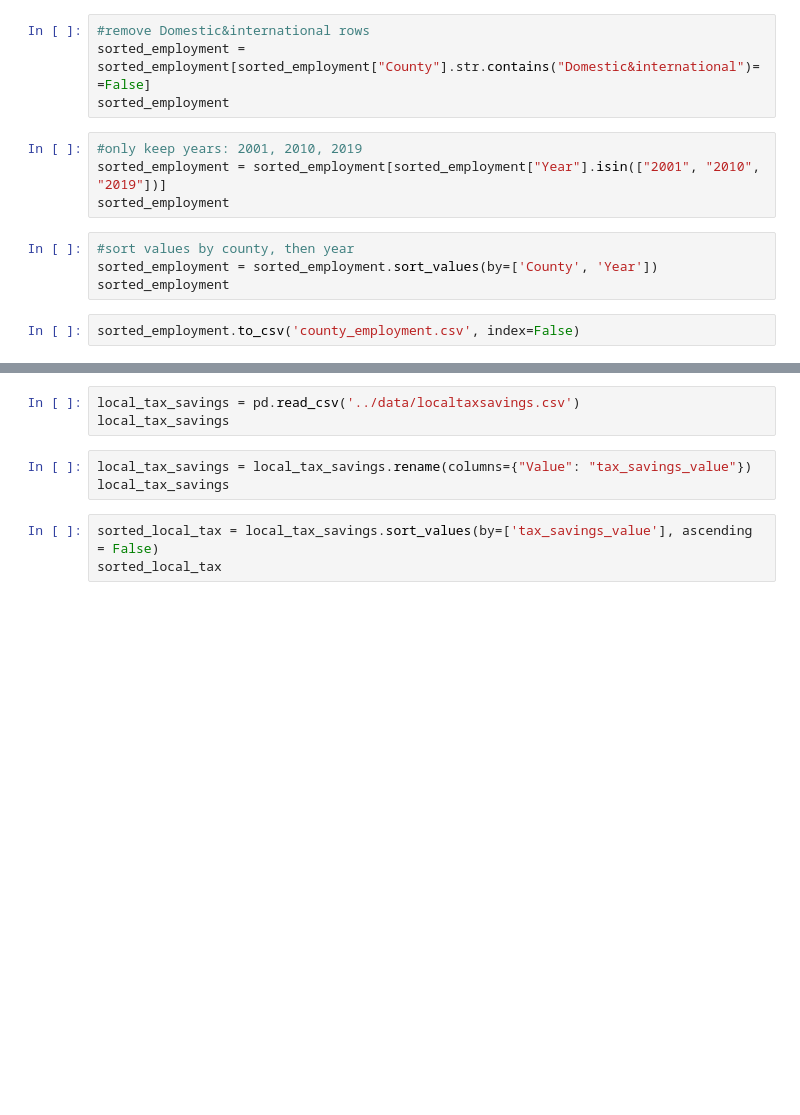
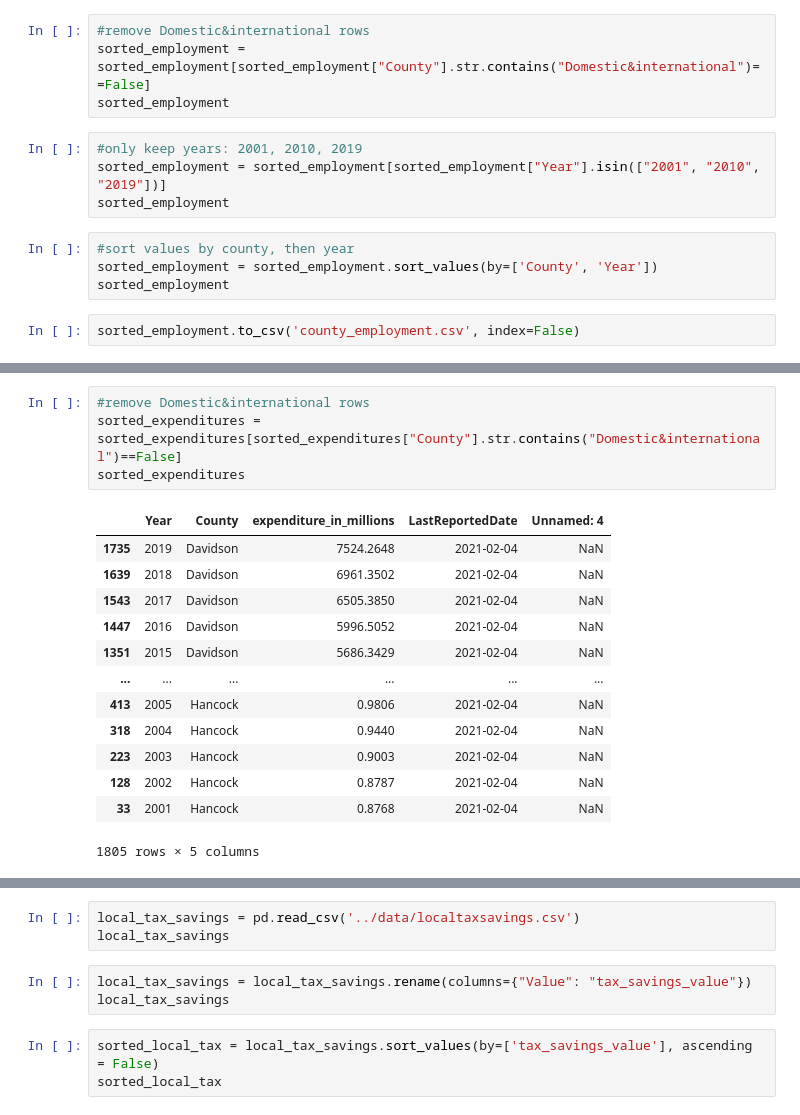
Before and after one commit to Tara-Nicole-Data/archaeological-sites-and-tourism-economic-impact, a Jupyter notebook: notebooks/tourism_analysis.ipynb, the cells around one changed output, grey strips where cells are left out. Saved outputs shown, nothing was run; the diff lists cells and outputs as text; blank space fills up the shorter version.

```diff
--- a/notebooks/tourism_analysis.ipynb
+++ b/notebooks/tourism_analysis.ipynb
@@ -62,0 +111,18 @@ sorted_expenditures
+# %%
+#remove Domestic&international rows
+sorted_expenditures = sorted_expenditures[sorted_expenditures["County"].str.contains("Domestic&international")==False]
+sorted_expenditures
+# %% [output]
+|  | Year | County | expenditure_in_millions | LastReportedDate | Unnamed: 4 |
+| 1735 | 2019 | Davidson | 7524.2648 | 2021-02-04 | NaN |
+| 1639 | 2018 | Davidson | 6961.3502 | 2021-02-04 | NaN |
+| 1543 | 2017 | Davidson | 6505.3850 | 2021-02-04 | NaN |
+| 1447 | 2016 | Davidson | 5996.5052 | 2021-02-04 | NaN |
+| 1351 | 2015 | Davidson | 5686.3429 | 2021-02-04 | NaN |
+| ... | ... | ... | ... | ... | ... |
+| 413 | 2005 | Hancock | 0.9806 | 2021-02-04 | NaN |
+| 318 | 2004 | Hancock | 0.9440 | 2021-02-04 | NaN |
+| 223 | 2003 | Hancock | 0.9003 | 2021-02-04 | NaN |
+| 128 | 2002 | Hancock | 0.8787 | 2021-02-04 | NaN |
+| 33 | 2001 | Hancock | 0.8768 | 2021-02-04 | NaN |
+1805 rows × 5 columns
```
Also changed, not shown: parts of 14 cells of this notebook, 5 other files.
